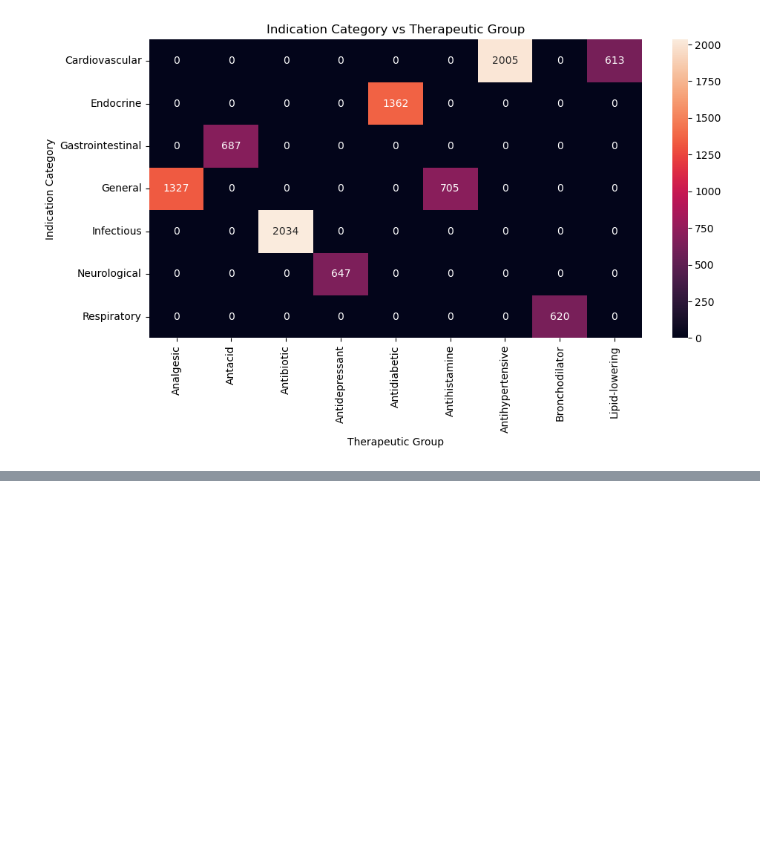
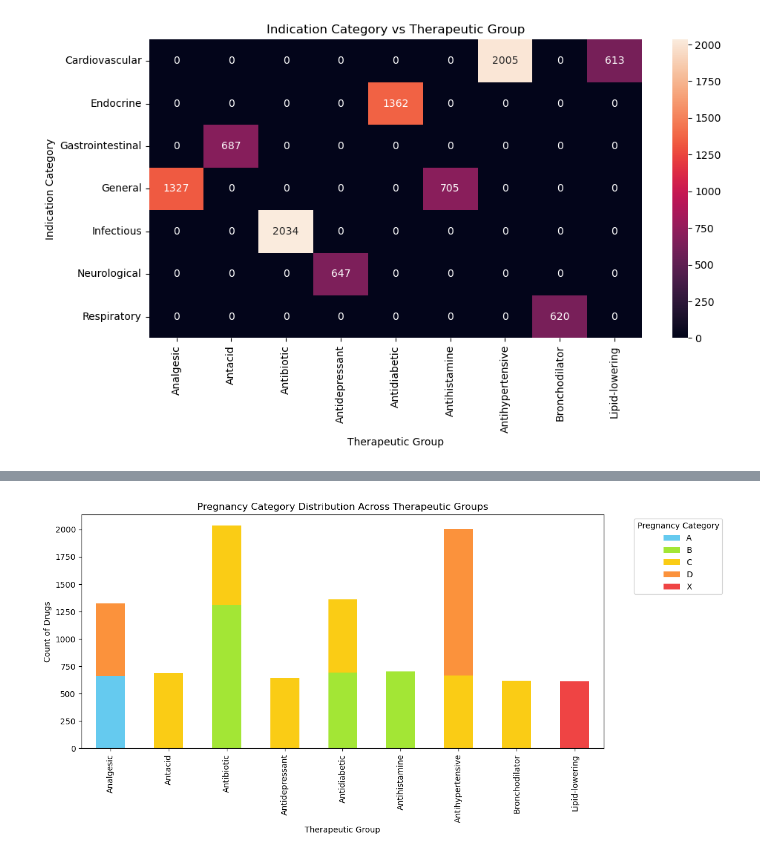
Before and after one commit to AlananaG/finalproject_itsc3156, a Jupyter notebook: pharma_analysis.ipynb, the cells around one changed output, grey strips where cells are left out. Cells and saved outputs as stored; diff of their text form; code cells hidden in the pictures; blank space fills up the shorter version.

```diff
--- a/pharma_analysis.ipynb
+++ b/pharma_analysis.ipynb
@@ -280,0 +302,22 @@ plt.show()
+# %%
+#stacked bar plot indicates pregnancy risk across there
+order = ["A", "B", "C", "D", "X"]
+
+ct = pd.crosstab(df["therapeutic_group"], df["pregnancy_category"])[order]
+colors = ["#65caef", "#a3e635", "#facc15", "#fb923c", "#ef4444"]
+ct.plot(
+    kind="bar",
+    stacked=True,
+    figsize=(12,6),
+    color=colors
+)
+plt.title("Pregnancy Category Distribution Across Therapeutic Groups")
+plt.xlabel("Therapeutic Group")
+plt.ylabel("Count of Drugs")
+
+plt.legend(title="Pregnancy Category", bbox_to_anchor=(1.05, 1), loc="upper left")
+
+plt.tight_layout()
+plt.show()
+# %% [output]
+[figure, added]
```
Also changed, not shown: parts of 2 cells of this notebook.
